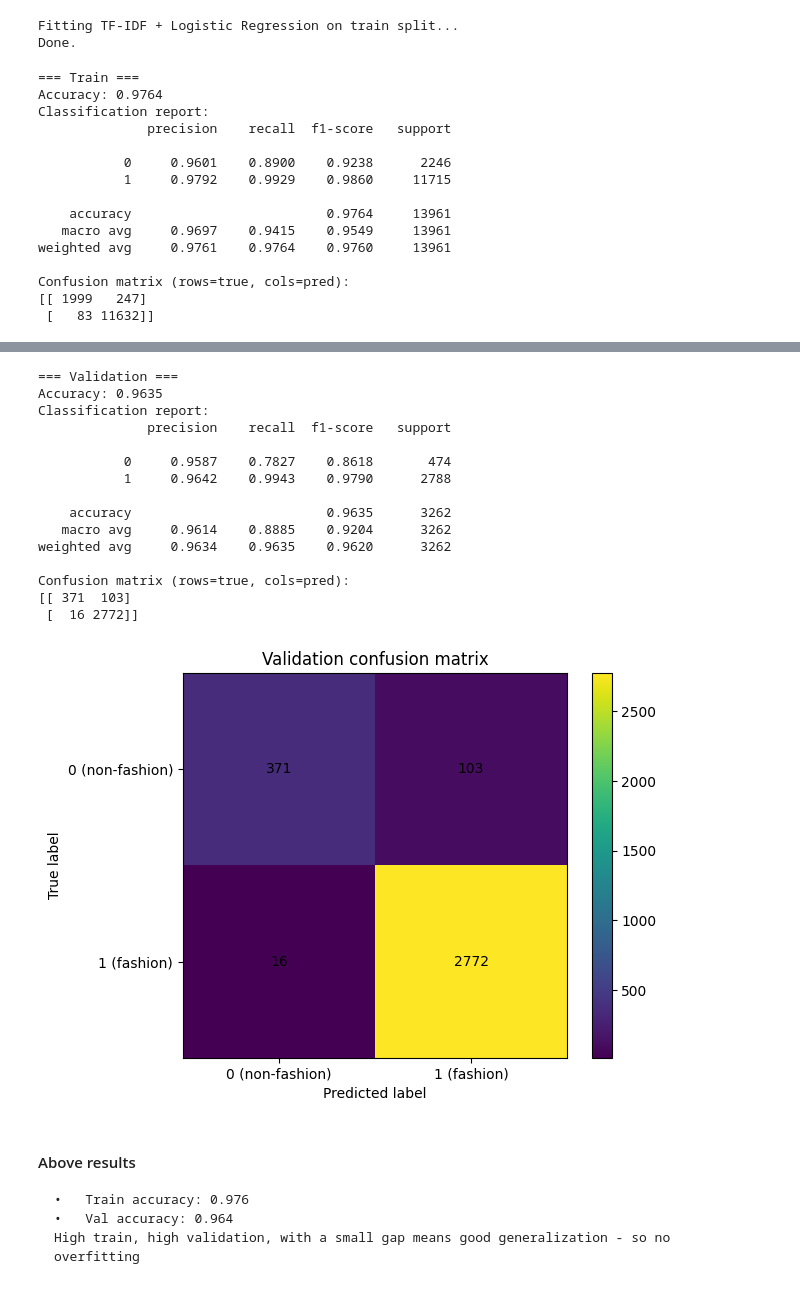
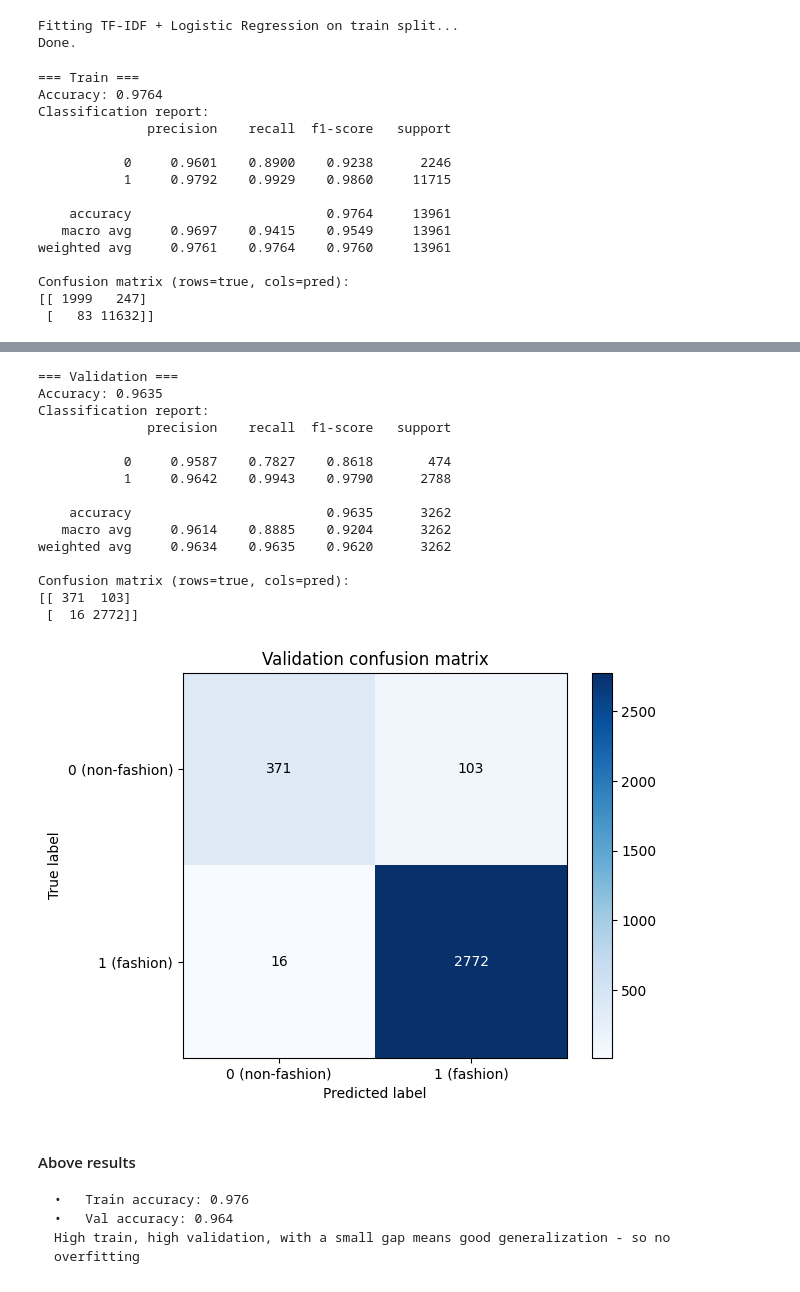
Before and after one commit to rlvramana/Product-Classifcation, a Jupyter notebook: notebooks/04_baseline_logreg.ipynb, the cells around one changed output, grey strips where cells are left out. Cells and saved outputs as stored; diff of their text form; code cells hidden in the pictures.

Commit message:
Changed confusion matrix colors for better visiblity

```diff
--- a/notebooks/04_baseline_logreg.ipynb
+++ b/notebooks/04_baseline_logreg.ipynb
@@ -175,8 +175,6 @@ print("Done.")
 Fitting TF-IDF + Logistic Regression on train split...
 Done.
 # %%
-# Evaluate baseline model on train and validation splits
-
 from sklearn.metrics import (
     accuracy_score,
     classification_report,
@@ -200,7 +198,7 @@ def evaluate_split(name, X, y_true):
 
     # Simple confusion matrix heatmap
     plt.figure()
-    plt.imshow(cm, interpolation="nearest")
+    plt.imshow(cm, interpolation="nearest", cmap=plt.cm.Blues)
     plt.title(f"{name} confusion matrix")
     plt.colorbar()
     tick_marks = np.arange(2)
@@ -209,7 +207,8 @@ def evaluate_split(name, X, y_true):
     plt.xlabel("Predicted label")
     plt.ylabel("True label")
 
-    # Add counts to the cells
+    # Add counts to the cells with contrasting text color
+    threshold = cm.max() / 2.0
     for i in range(cm.shape[0]):
         for j in range(cm.shape[1]):
             plt.text(
@@ -218,6 +217,7 @@ def evaluate_split(name, X, y_true):
                 str(cm[i, j]),
                 ha="center",
                 va="center",
+                color="white" if cm[i, j] > threshold else "black",
             )
 
     plt.tight_layout()
@@ -247,19 +247,19 @@ Confusion matrix (rows=true, cols=pred):
 === Validation ===
 Accuracy: 0.9635
 Classification report:
               precision    recall  f1-score   support
 
            0     0.9587    0.7827    0.8618       474
            1     0.9642    0.9943    0.9790      2788
 
     accuracy                         0.9635      3262
    macro avg     0.9614    0.8885    0.9204      3262
 weighted avg     0.9634    0.9635    0.9620      3262
 
 Confusion matrix (rows=true, cols=pred):
 [[ 371  103]
  [  16 2772]]
-[figure, old version]
+[figure, new version]
 # %% [markdown]
 #### Above results
 	•	Train accuracy: 0.976
```
Also changed, not shown: parts of 2 cells of this notebook, 2 other files.
